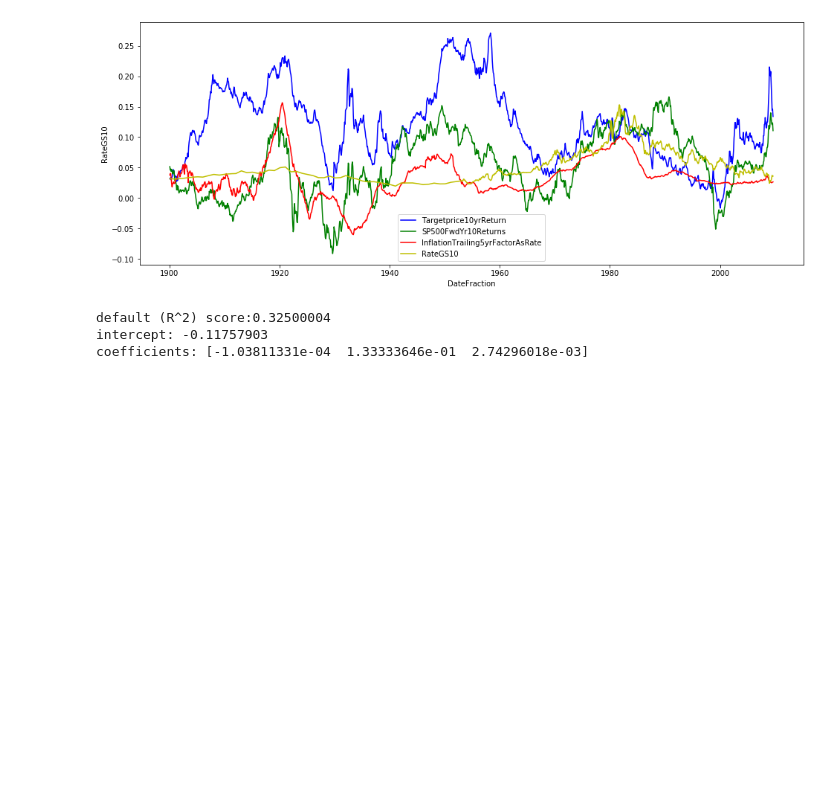
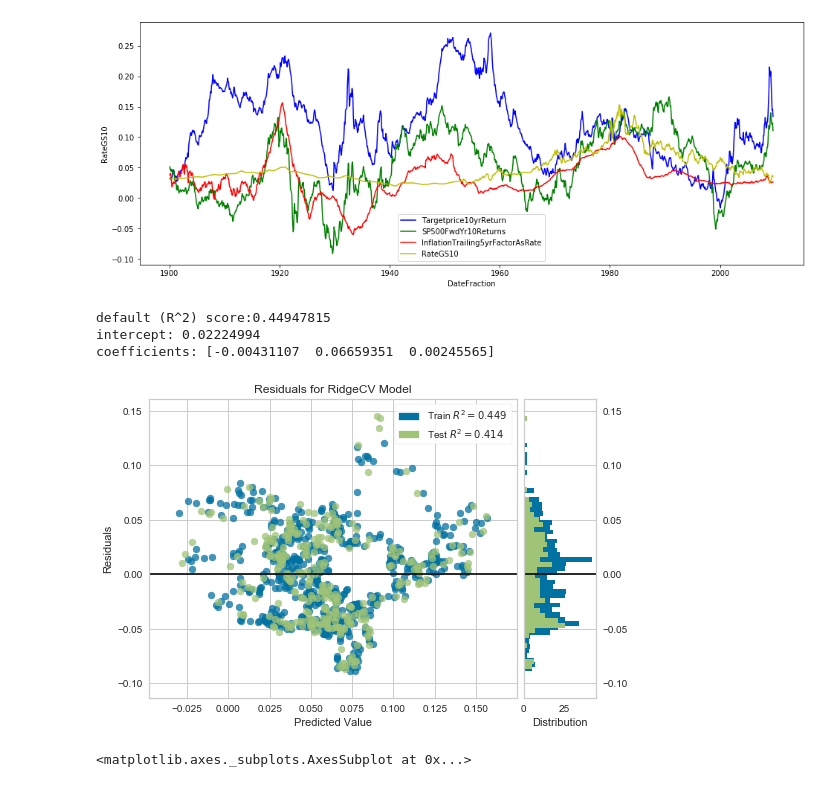
Before and after one commit to sws144/quant-trading, a Jupyter notebook: working/SP500_Index_Research.ipynb, the cells around one changed output. Saved outputs shown, nothing was run; the diff lists cells and outputs as text; code cells hidden in the pictures; blank space fills up the shorter version.

Commit message:
added residuals

```diff
--- a/working/SP500_Index_Research.ipynb
+++ b/working/SP500_Index_Research.ipynb
@@ -77,6 +81,7 @@ df['Earnings10yrGrowthRate'] = (df['Earnings10yr']/df['Earnings10yr'].shift(120)
 # TODO try different growth rate
 df['Earnings10yrAdj'] = df['Earnings10yr'] * (1+df['Earnings10yrGrowthRate'])**5 \
     * df['InflationTrailing5yrFactor']
+df['PERatio10yrAdj'] =  df['Price'] / df['Earnings10yrAdj']
 
 # such as target price
 df['Targetprice1yr']  = df['Earnings'] /(df['RateGS10']/100)
@@ -141,16 +146,19 @@ df.to_excel('SP500_Index_Research_Results.xlsx', sheet_name = 'sheet1',)
 # %%
 # %% 5 fit model
 
-X_train = df.loc[:,['PERatio',
+X_all = df.loc[:,['PERatio10yrAdj',
              'InflationTrailing5yrFactor', 'RateGS10']]
 
-Y_train = df.loc[:,'SP500FwdYr10Returns']
+y_all = df.loc[:,'SP500FwdYr10Returns']
 
-clf = linear_model.RidgeCV(alphas=[1e-3, 1e-2, 1e-1, 1]).fit(X_train, Y_train)
+X_train, X_test, y_train, y_test = train_test_split(X_all, y_all, test_size=0.33, random_state=42)
+
+#train classifier
+clf = linear_model.RidgeCV(alphas=[1e-3, 1e-2, 1e-1, 1]).fit(X_train, y_train)
 
 params = clf.get_params(deep=True)
 
-print("default (R^2) score:" + np.array2string(clf.score(X_train,Y_train)))
+print("default (R^2) score:" + np.array2string(clf.score(X_train,y_train)))
 print("intercept: " + np.array2string(clf.intercept_))
 print("coefficients: " + np.array2string(clf.coef_))
 
@@ -158,6 +166,6 @@ print("coefficients: " + np.array2string(clf.coef_))
 
 # consider adding corporate bonds?
 # %% [output]
-default (R^2) score:0.32500004
-intercept: -0.11757903
-coefficients: [-1.03811331e-04  1.33333646e-01  2.74296018e-03]
+default (R^2) score:0.44947815
+intercept: 0.02224994
+coefficients: [-0.00431107  0.06659351  0.00245565]
@@ -165,0 +172,9 @@ coefficients: [-1.03811331e-04  1.33333646e-01  2.74296018e-03]
+# %%
+# residual plots
+visualizer = ResidualsPlot(clf)
+visualizer.fit(X_train, y_train)  # Fit the training data to the visualizer
+visualizer.score(X_test, y_test)  # Evaluate the model on the test data
+visualizer.poof()                 # Draw/show/poof the data
+# %% [output]
+[figure, added]
+<matplotlib.axes._subplots.AxesSubplot at 0x...>
```
Also changed, not shown: parts of 3 cells of this notebook.
